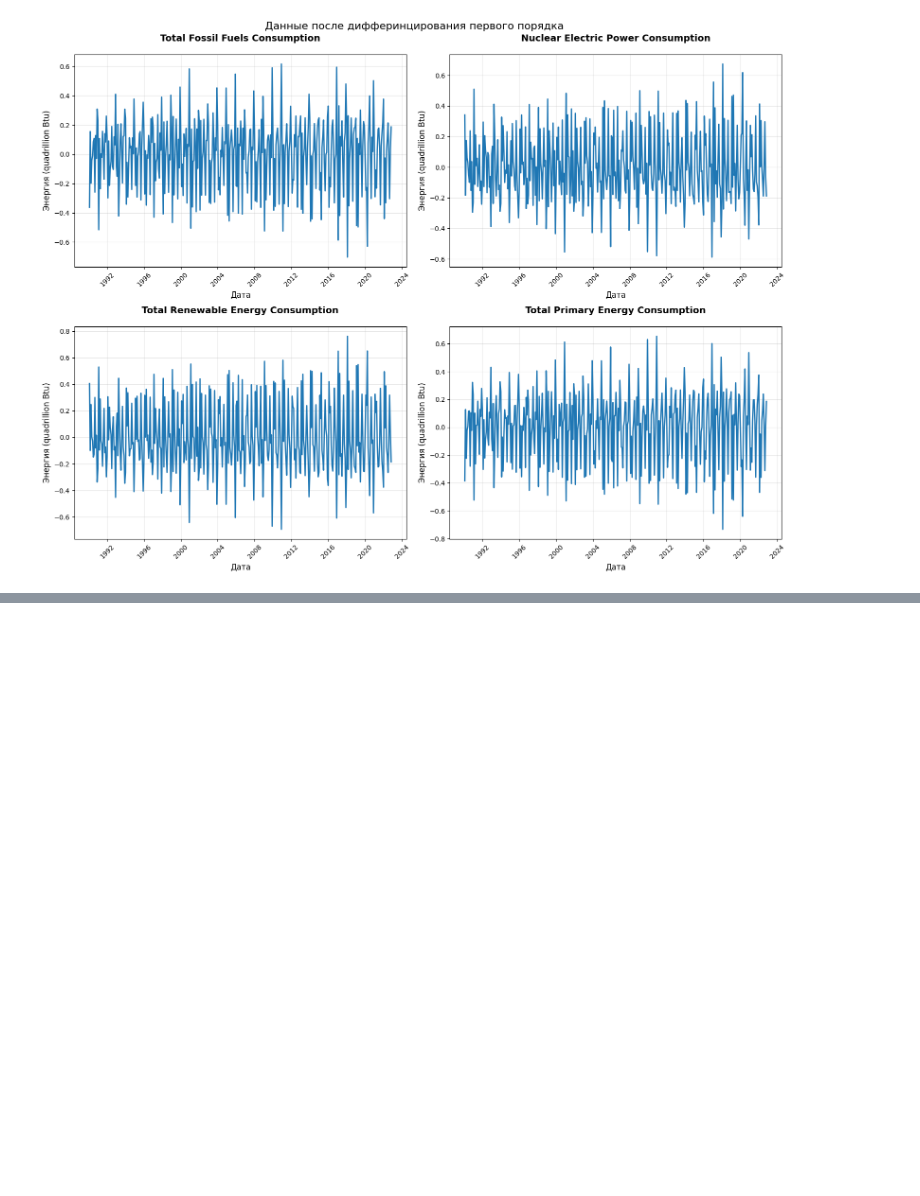
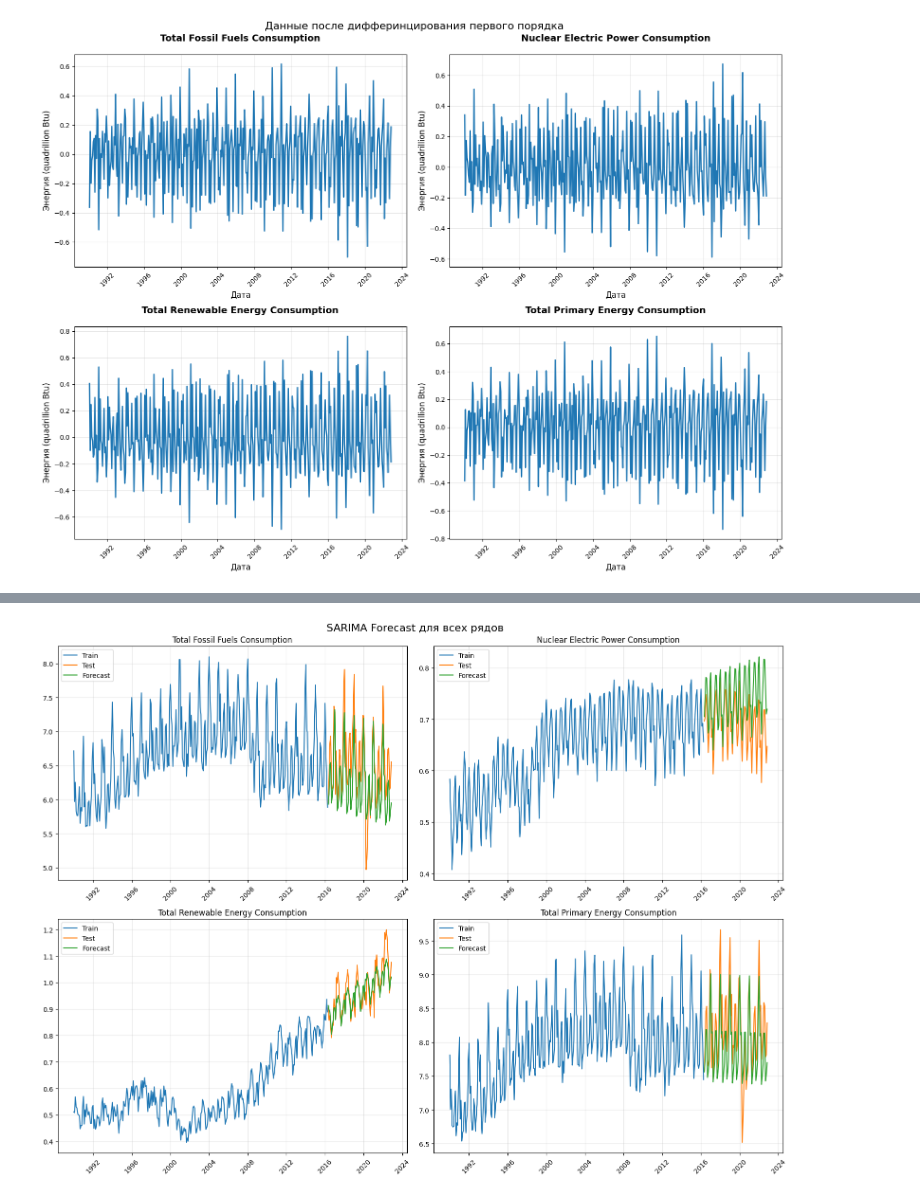
Before and after one commit to SavinskiVladimir/IntelliganceSystems, a Jupyter notebook: time_series/consumption.ipynb, the cells around one changed output, grey strips where cells are left out. Cells and saved outputs as stored; diff of their text form; code cells hidden in the pictures; blank space fills up the shorter version.

```diff
--- a/time_series/consumption.ipynb
+++ b/time_series/consumption.ipynb
@@ -362,0 +384,15 @@ plt.show()
+# %%
+from statsmodels.tsa.statespace.sarimax import SARIMAX
+
+sarimax_models = []
+
+for col in consumption_cols:
+    model = SARIMAX(train[col],
+                    order=(1,1,1),
+                    seasonal_order=(1,1,1,12))
+
+    model_fit = model.fit()
+
+    forecast = model_fit.forecast(steps=len(test))
+    sarimax_models.append(model_fit)
+    evaluate(test[col], forecast, name="SARIMA", column=col)
@@ -362,0 +420,24 @@ plt.show()
+# %%
+import matplotlib.pyplot as plt
+from statsmodels.tsa.statespace.sarimax import SARIMAX
+
+fig, axes = plt.subplots(2, 2, figsize=(16, 12))
+axes = axes.ravel()
+
+for i, col in enumerate(consumption_cols):
+    forecast = sarimax_models[i].forecast(steps=len(test))
+
+    axes[i].plot(train.index, train[col], label="Train")
+    axes[i].plot(test.index, test[col], label="Test")
+    axes[i].plot(test.index, forecast, label="Forecast")
+
+    axes[i].set_title(col, fontsize=12)
+    axes[i].grid(True, alpha=0.3)
+    axes[i].tick_params(axis='x', rotation=45)
+    axes[i].legend()
+
+plt.suptitle("SARIMA Forecast для всех рядов", fontsize=16)
+plt.tight_layout()
+plt.show()
+# %% [output]
+[figure, added]
```
Also changed, not shown: parts of 12 cells of this notebook.
